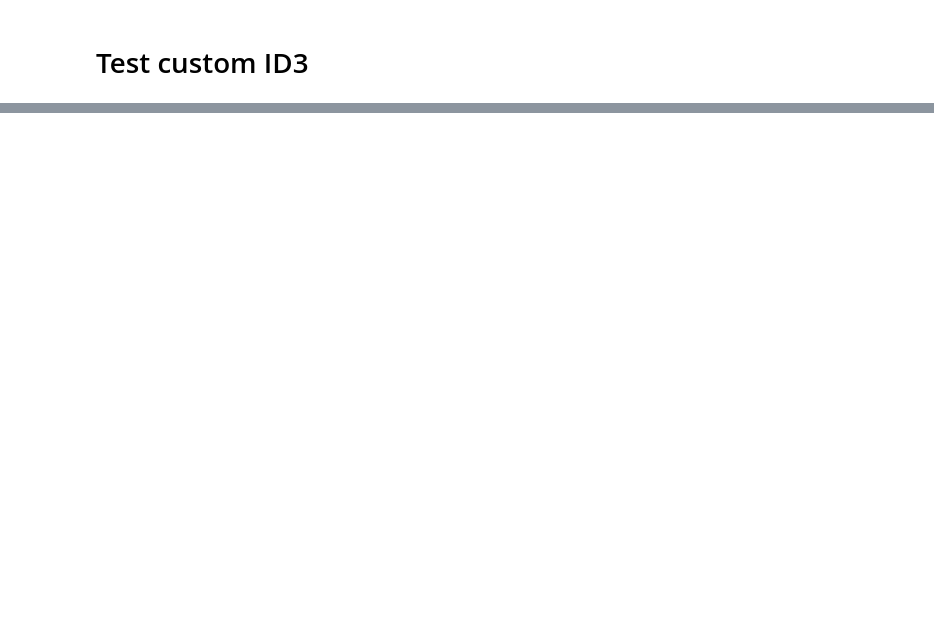
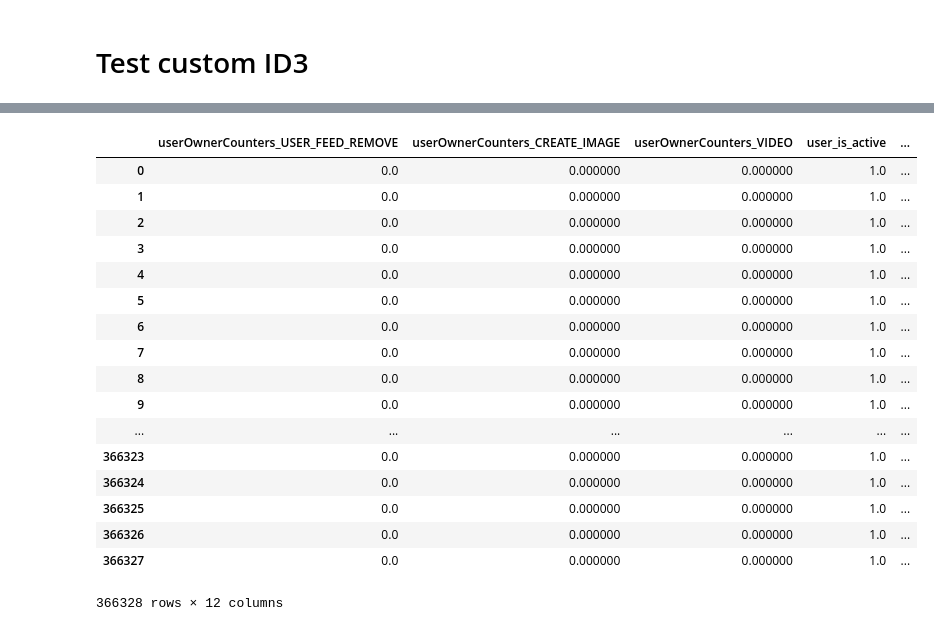
Before and after one commit to SKutukov/ML_experiments, a Jupyter notebook: main.py.ipynb, the cells around one changed output, grey strips where cells are left out. Cells and saved outputs as stored; diff of their text form; code cells hidden in the pictures; blank space fills up the shorter version.

```diff
--- a/main.py.ipynb
+++ b/main.py.ipynb
@@ -424,0 +502,22 @@ test spearmanr SpearmanrResult(correlation=1.0, pvalue=0.0)
+# %%
+data = data.fillna(0.0)
+data
+# %% [output]
+|  | userOwnerCounters_USER_FEED_REMOVE | userOwnerCounters_CREATE_IMAGE | userOwnerCounters_VIDEO | user_is_active | ... |
+| 0 | 0.0 | 0.000000 | 0.000000 | 1.0 | ... |
+| 1 | 0.0 | 0.000000 | 0.000000 | 1.0 | ... |
+| 2 | 0.0 | 0.000000 | 0.000000 | 1.0 | ... |
+| 3 | 0.0 | 0.000000 | 0.000000 | 1.0 | ... |
+| 4 | 0.0 | 0.000000 | 0.000000 | 1.0 | ... |
+| 5 | 0.0 | 0.000000 | 0.000000 | 1.0 | ... |
+| 6 | 0.0 | 0.000000 | 0.000000 | 1.0 | ... |
+| 7 | 0.0 | 0.000000 | 0.000000 | 1.0 | ... |
+| 8 | 0.0 | 0.000000 | 0.000000 | 1.0 | ... |
+| 9 | 0.0 | 0.000000 | 0.000000 | 1.0 | ... |
+| ... | ... | ... | ... | ... | ... |
+| 366323 | 0.0 | 0.000000 | 0.000000 | 1.0 | ... |
+| 366324 | 0.0 | 0.000000 | 0.000000 | 1.0 | ... |
+| 366325 | 0.0 | 0.000000 | 0.000000 | 1.0 | ... |
+| 366326 | 0.0 | 0.000000 | 0.000000 | 1.0 | ... |
+| 366327 | 0.0 | 0.000000 | 0.000000 | 1.0 | ... |
+366328 rows × 12 columns
```
Also changed, not shown: parts of 12 cells of this notebook, 1 other file.
